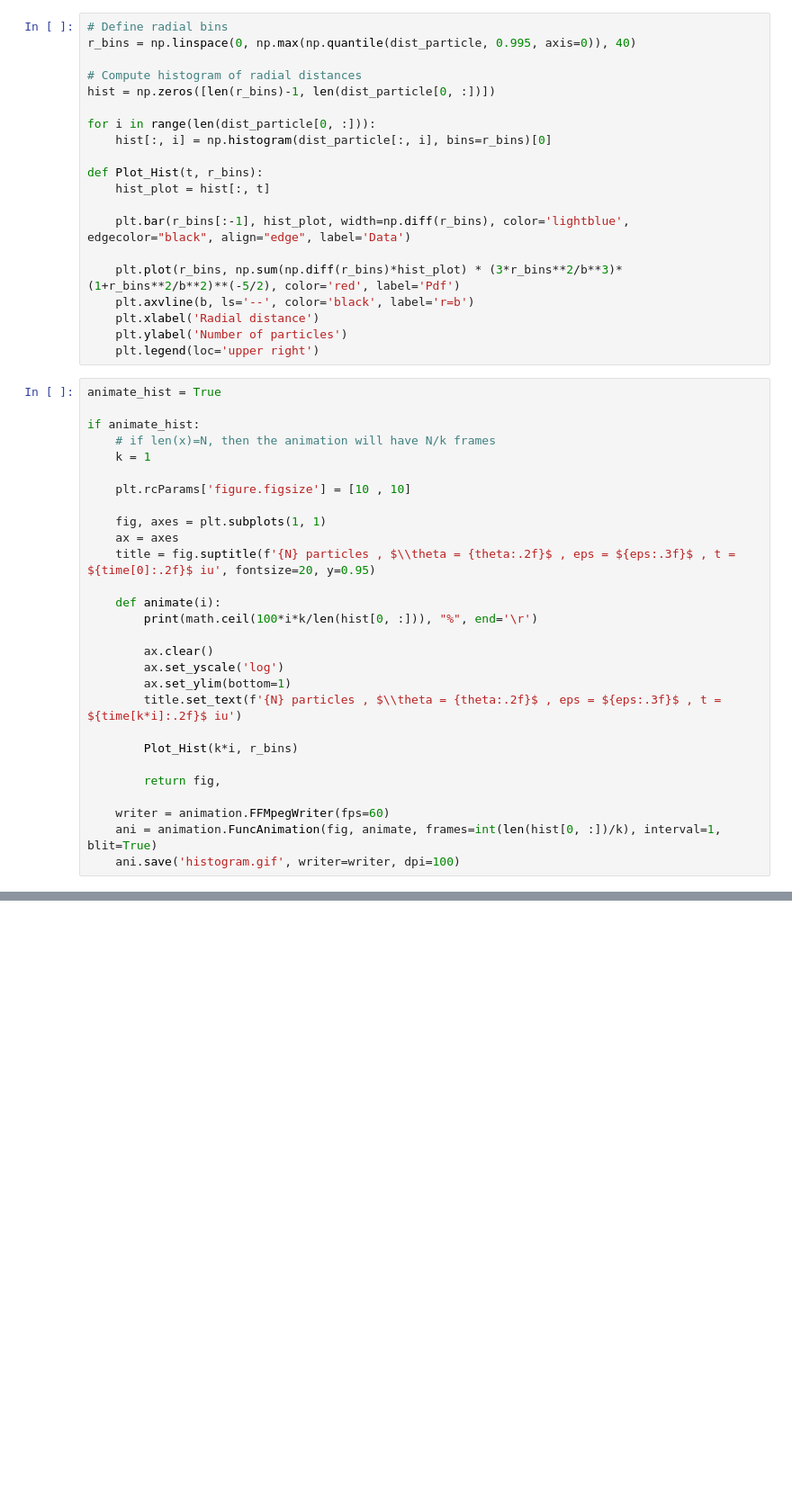
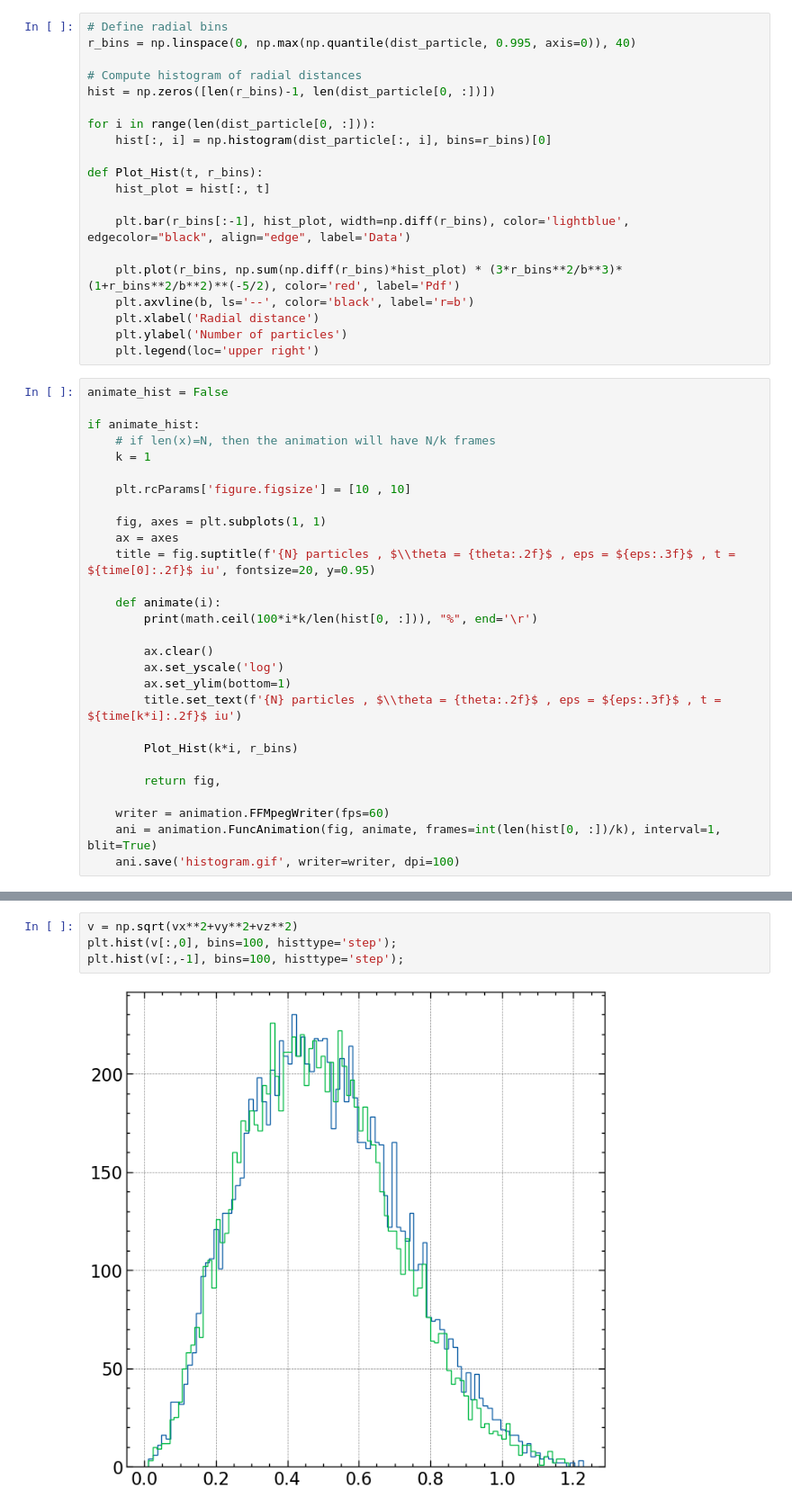
Before and after one commit to M-Bianchi/Dynamics_of_Stellar_Systems, a Jupyter notebook: treecode/plummer_plots.ipynb, the cells around one changed output, grey strips where cells are left out. Shown at 90% size. Drawn from its saved outputs; the diff is of its cells as text; blank space fills up the shorter version.

Commit message:
velocity hist

```diff
--- a/treecode/plummer_plots.ipynb
+++ b/treecode/plummer_plots.ipynb
@@ -304,7 +304,7 @@ def Plot_Hist(t, r_bins):
     plt.ylabel('Number of particles')
     plt.legend(loc='upper right')
 # %%
-animate_hist = True
+animate_hist = False
 
 if animate_hist:
     # if len(x)=N, then the animation will have N/k frames
@@ -336,0 +336,6 @@ if animate_hist:
+# %%
+v = np.sqrt(vx**2+vy**2+vz**2)
+plt.hist(v[:,0], bins=100, histtype='step');
+plt.hist(v[:,-1], bins=100, histtype='step');
+# %% [output]
+[figure, added]
```
Also changed, not shown: parts of 4 cells of this notebook, 3 other files.
